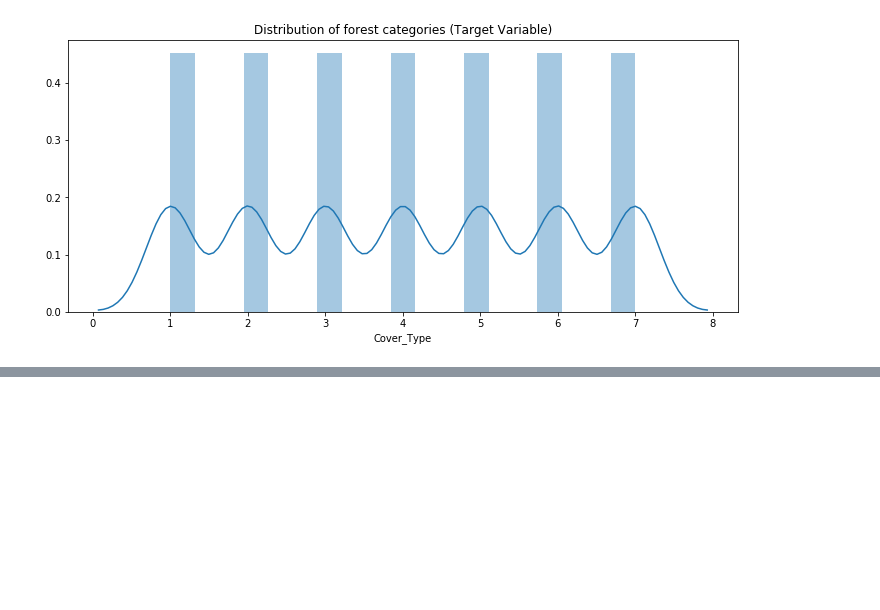
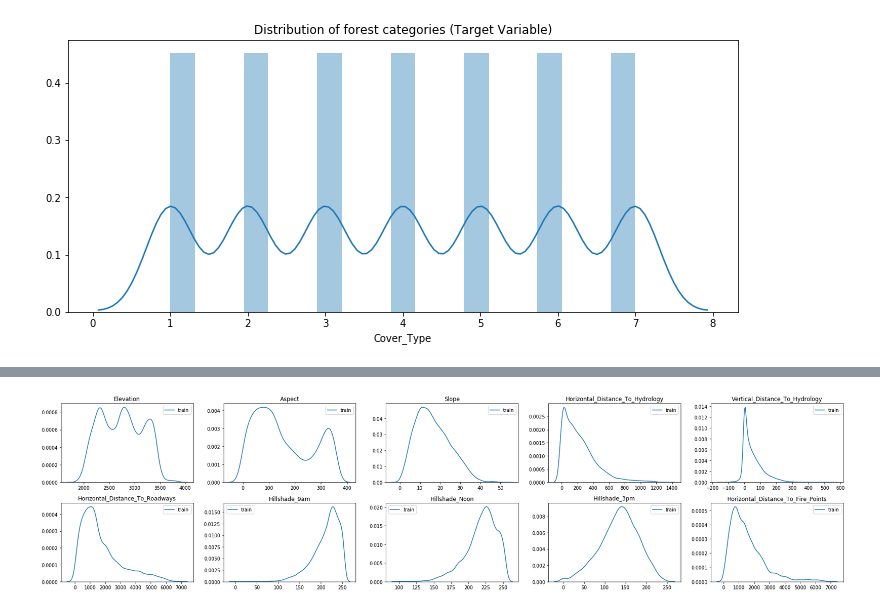
Before and after one commit to JohnCagno/ForestCoverClassifier, a Jupyter notebook: Forest Cover EDA + Classifier.ipynb, the cells around one changed output, grey strips where cells are left out. Cells and saved outputs as stored; diff of their text form; code cells hidden in the pictures; blank space fills up the shorter version.

```diff
--- a/Forest Cover EDA + Classifier.ipynb
+++ b/Forest Cover EDA + Classifier.ipynb
@@ -28 +28,21 @@ sns.FacetGrid(train, hue="Cover_Type", size=10).map(plt.scatter, "Horizontal_Dis
+# %%
+#density plot of features
+
+from scipy.stats import gaussian_kde
+
+def dist(ax, feature, i=0):
+    sns.kdeplot(train[feature], label="train", ax=ax)
+
+def numeric_tile(plot_func):
+    fig, axs = plt.subplots(2, 5, figsize=(24, 6))
+    axs = axs.flatten()
+
+    for i, (ax, col) in enumerate(zip(axs, train.columns.tolist()[1:11])):
+        plot_func(ax, col, i)
+        ax.set_title(col)
+    plt.tight_layout()
+
+numeric_tile(dist)
+# %% [output]
+[figure, added]
 # %%
```
Also changed, not shown: parts of 16 cells of this notebook.
